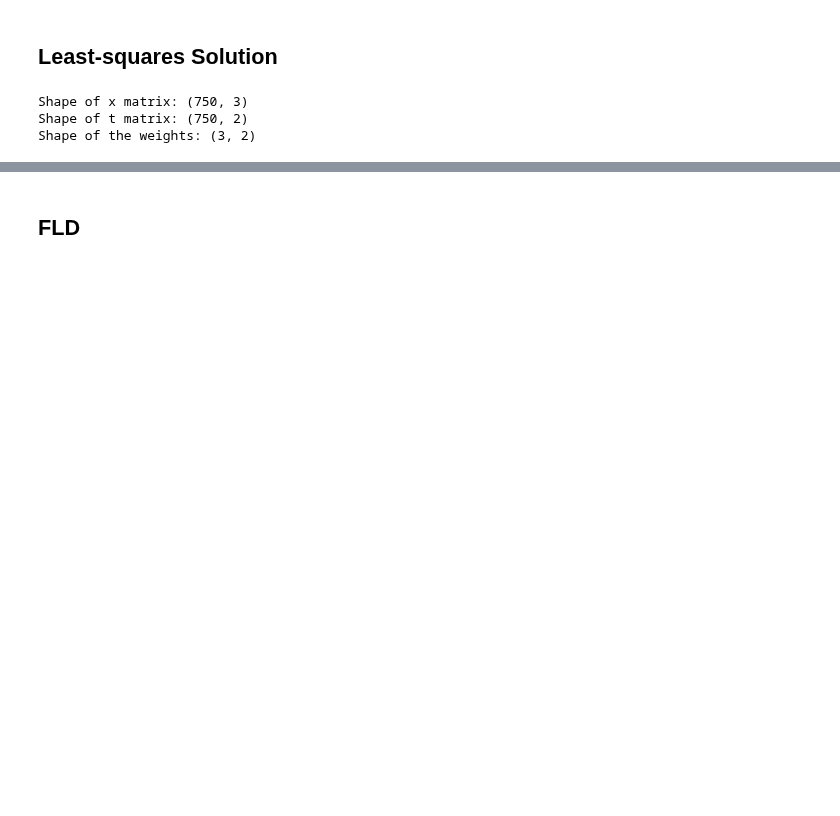
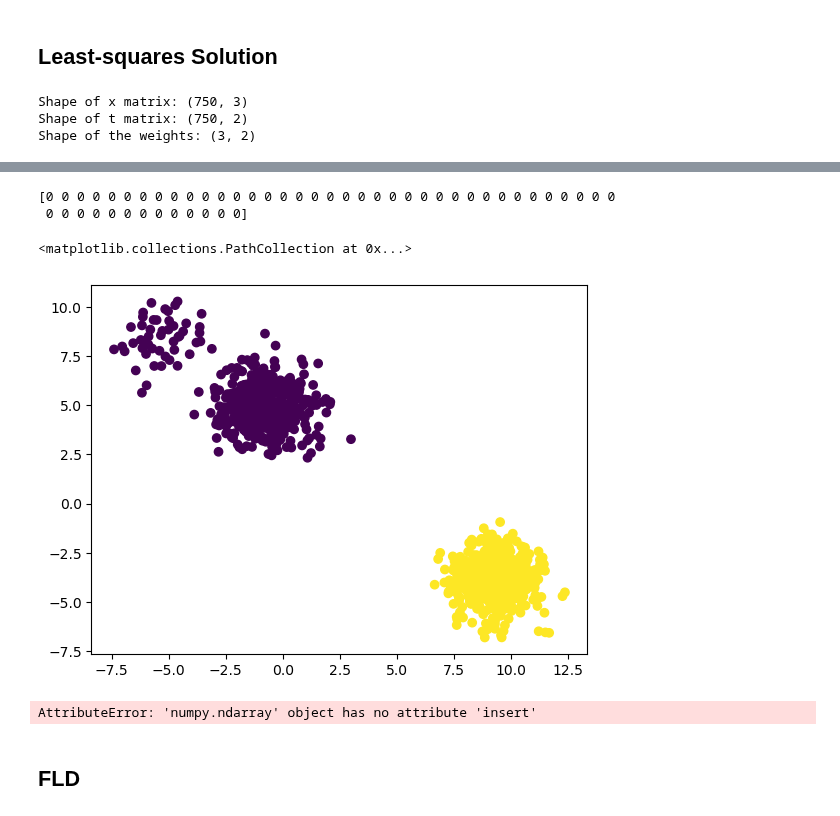
Before and after one commit to graterollin/PRML, a Jupyter notebook: hw4/HW4.ipynb, the cells around one changed output, grey strips where cells are left out. Saved outputs shown, nothing was run; the diff lists cells and outputs as text; code cells hidden in the pictures; blank space fills up the shorter version.

```diff
--- a/hw4/HW4.ipynb
+++ b/hw4/HW4.ipynb
@@ -178,5 +214,28 @@ plt.scatter(X[:,0], X[:,1], c=y)
 # %%
 # Study the effect of outlier. Generate an additional blob of 50 points and add them to one of the classes
+X_extra, y_extra = make_blobs(n_samples=50, centers=1)
+
+print(y_extra)
+
+plt.scatter(X_extra[:,0], X_extra[:,1], c=y_extra)
+plt.scatter(X[:,0], X[:,1], c=y)
+# %% [output]
+[0 0 0 0 0 0 0 0 0 0 0 0 0 0 0 0 0 0 0 0 0 0 0 0 0 0 0 0 0 0 0 0 0 0 0 0 0
+ 0 0 0 0 0 0 0 0 0 0 0 0 0]
+<matplotlib.collections.PathCollection at 0x...>
+[figure, added]
+# %%
+np.add(X[0], X_extra[0])
+np.add(X[1], X_extra[1])
+
+X.insert(X_extra)
+#np.add(y, y_extra)
+
+print(X[0].shape)
+
+plt.scatter(X[:,0], X[:,1], c=y)
+# %% [output]
+AttributeError: 'numpy.ndarray' object has no attribute 'insert'
 # %% [markdown]
 ## FLD
 # %%
```
Also changed, not shown: parts of 16 cells of this notebook.
